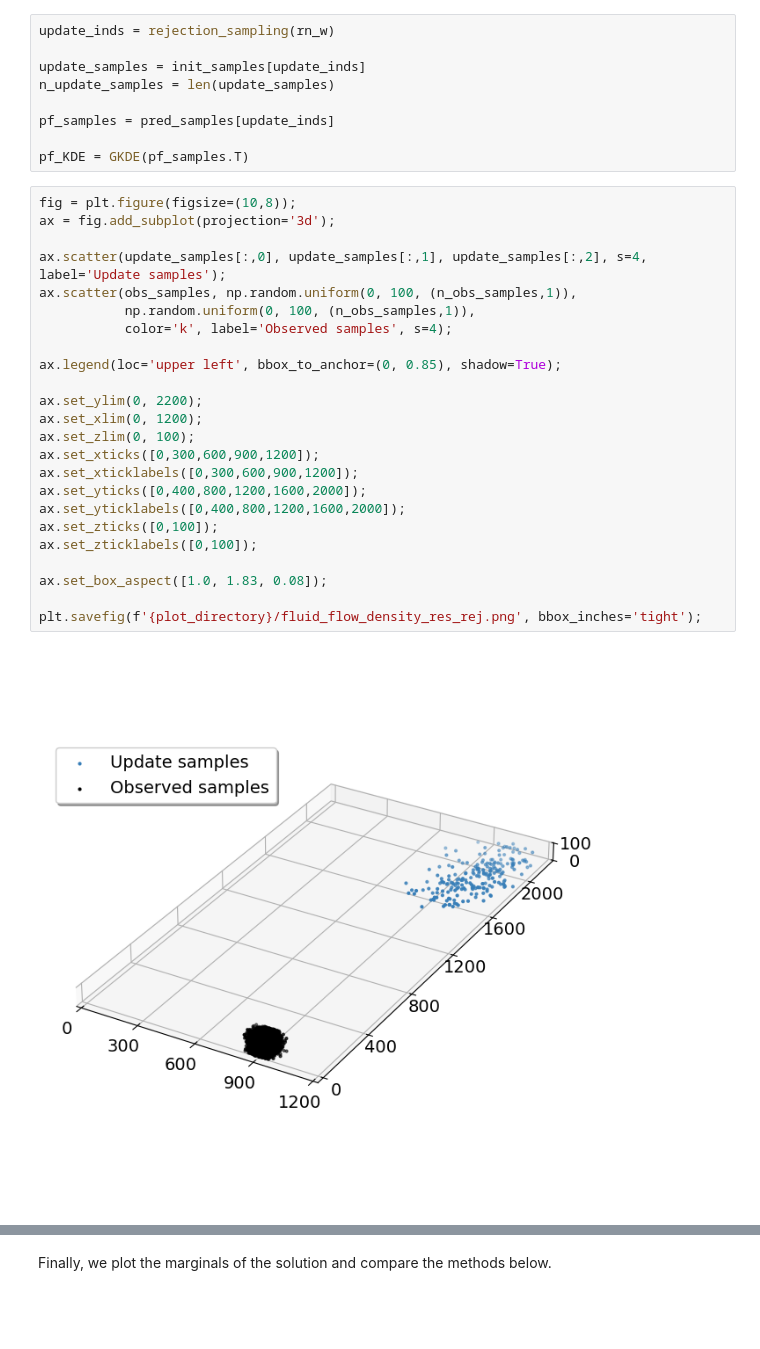
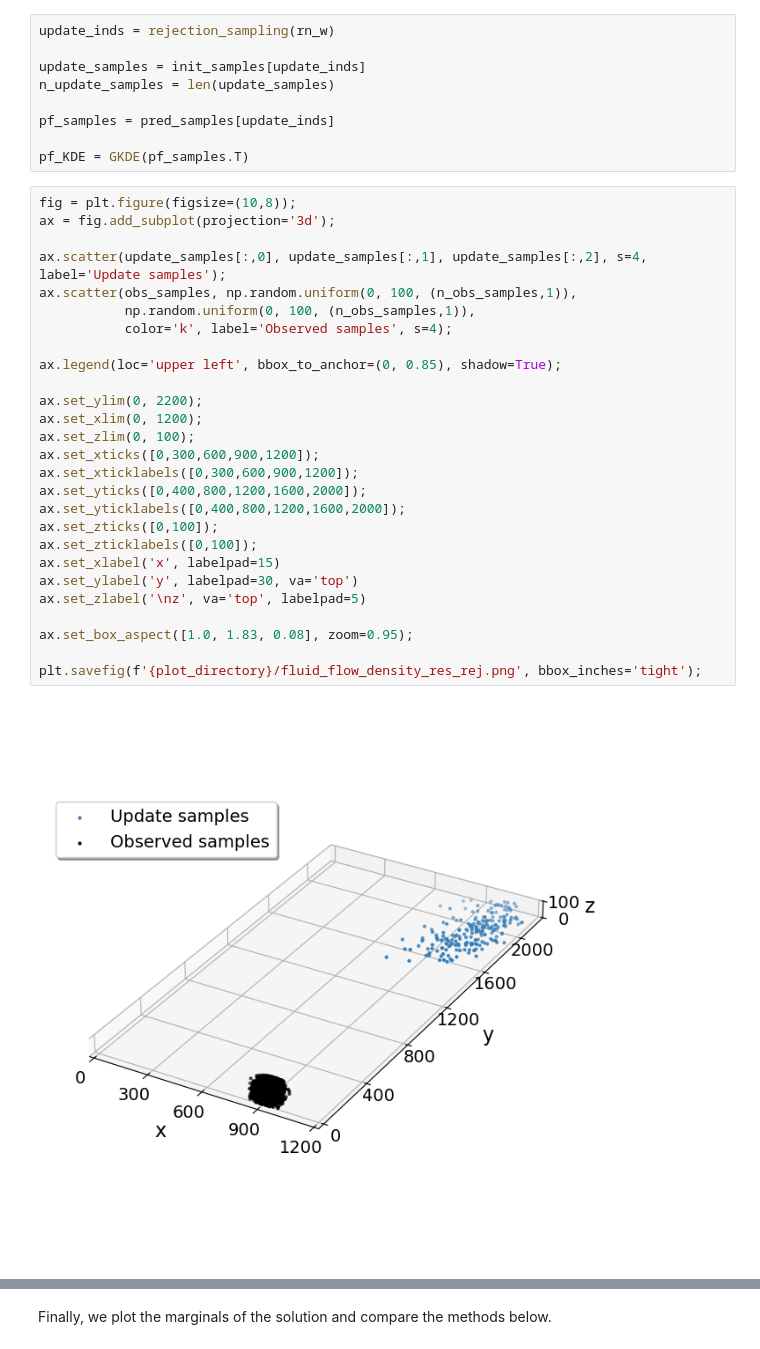
Before and after one commit to kirana-bergstrom/DCI-distributions, a Jupyter notebook: examples/fluid-flow.ipynb, the cells around one changed output, grey strips where cells are left out. Drawn from its saved outputs; the diff is of its cells as text; blank space fills up the shorter version.

```diff
--- a/examples/fluid-flow.ipynb
+++ b/examples/fluid-flow.ipynb
@@ -254,29 +257,32 @@ pf_KDE = GKDE(pf_samples.T)
 # %%
 fig = plt.figure(figsize=(10,8));
 ax = fig.add_subplot(projection='3d');
 
 ax.scatter(update_samples[:,0], update_samples[:,1], update_samples[:,2], s=4, label='Update samples');
 ax.scatter(obs_samples, np.random.uniform(0, 100, (n_obs_samples,1)),
            np.random.uniform(0, 100, (n_obs_samples,1)),
            color='k', label='Observed samples', s=4);
 
 ax.legend(loc='upper left', bbox_to_anchor=(0, 0.85), shadow=True);
 
 ax.set_ylim(0, 2200);
 ax.set_xlim(0, 1200);
 ax.set_zlim(0, 100);
 ax.set_xticks([0,300,600,900,1200]);
 ax.set_xticklabels([0,300,600,900,1200]);
 ax.set_yticks([0,400,800,1200,1600,2000]);
 ax.set_yticklabels([0,400,800,1200,1600,2000]);
 ax.set_zticks([0,100]);
 ax.set_zticklabels([0,100]);
+ax.set_xlabel('x', labelpad=15)
+ax.set_ylabel('y', labelpad=30, va='top')
+ax.set_zlabel('\nz', va='top', labelpad=5)
 
-ax.set_box_aspect([1.0, 1.83, 0.08]);
+ax.set_box_aspect([1.0, 1.83, 0.08], zoom=0.95);
 
 plt.savefig(f'{plot_directory}/fluid_flow_density_res_rej.png', bbox_inches='tight');
 # %% [output]
-[figure, old version]
+[figure, new version]
 # %%
 fig = plt.figure(figsize=(10,8))
 
```
Also changed, not shown: parts of 8 cells of this notebook, 1 other file.
